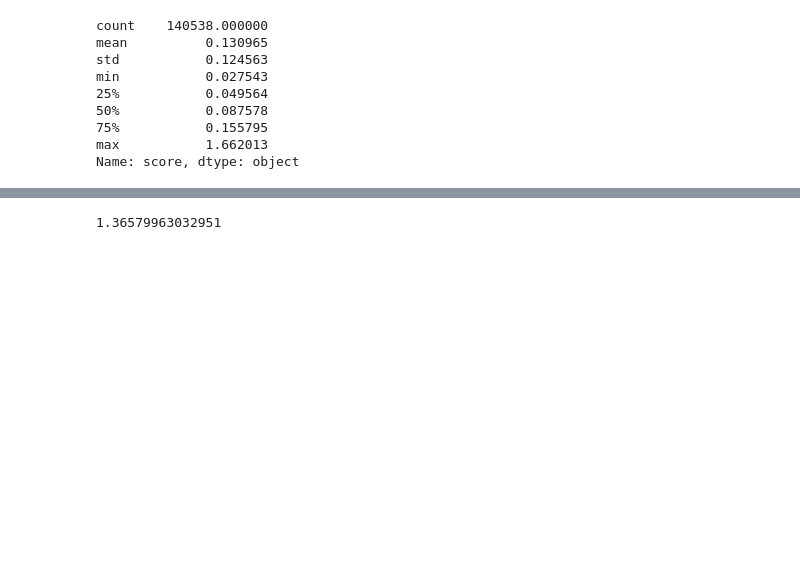
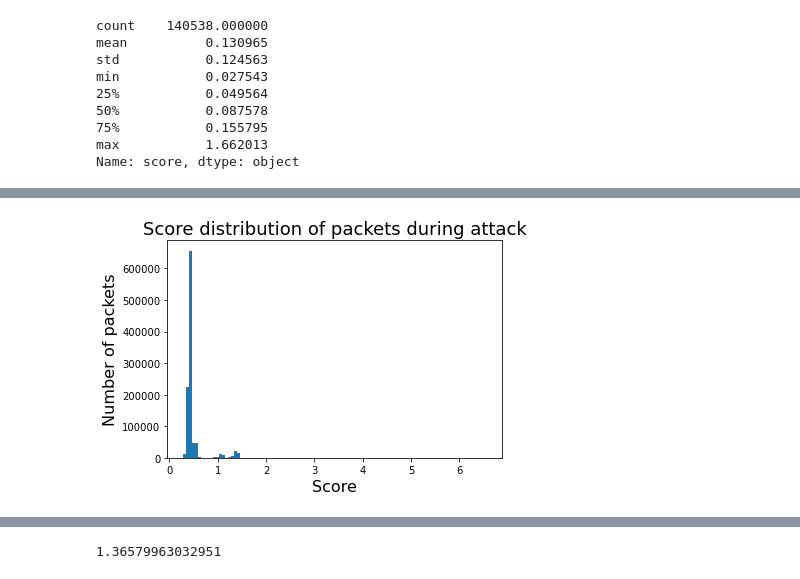
Before and after one commit to hotshot07/thesis, a Jupyter notebook: final_notebooks/model_9*/Think this is it.ipynb, the cells around one changed output, grey strips where cells are left out. Cells and saved outputs as stored; diff of their text form; code cells hidden in the pictures; blank space fills up the shorter version.

Commit message:
evaluating models

```diff
--- a/final_notebooks/model_9/Think this is it.ipynb
+++ b/final_notebooks/model_9*/Think this is it.ipynb
@@ -111,0 +128,8 @@ attack_df['score'].hist(bins = 100)
+# %%
+plt.hist(score_list,bins = 100)
+plt.xlabel("Score", fontsize = 16)
+plt.ylabel("Number of packets",fontsize = 16)
+plt.title("Score distribution of packets during attack",fontsize = 18)
+plt.savefig("score_distribution_attack_model0.png", dpi = 300, bbox_inches = "tight")
+# %% [output]
+[figure, added]
```
Also changed, not shown: parts of 9 cells of this notebook, 52 other files.
